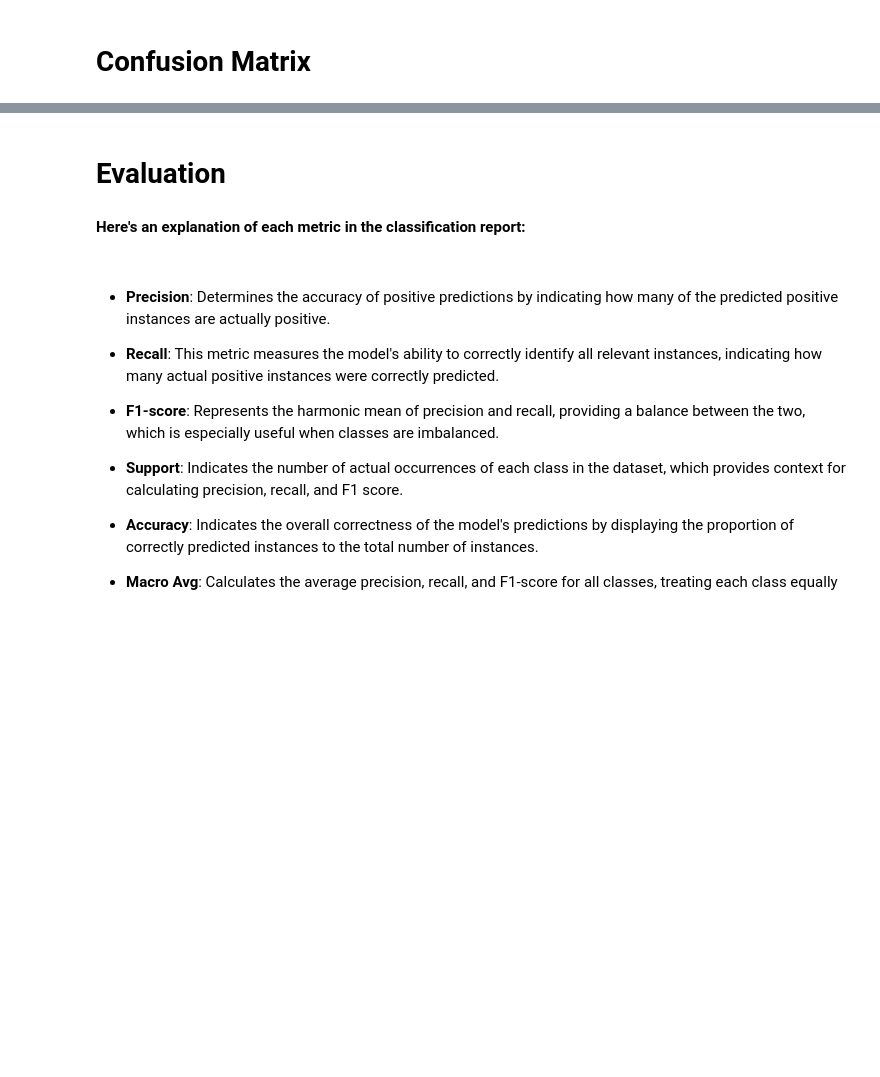
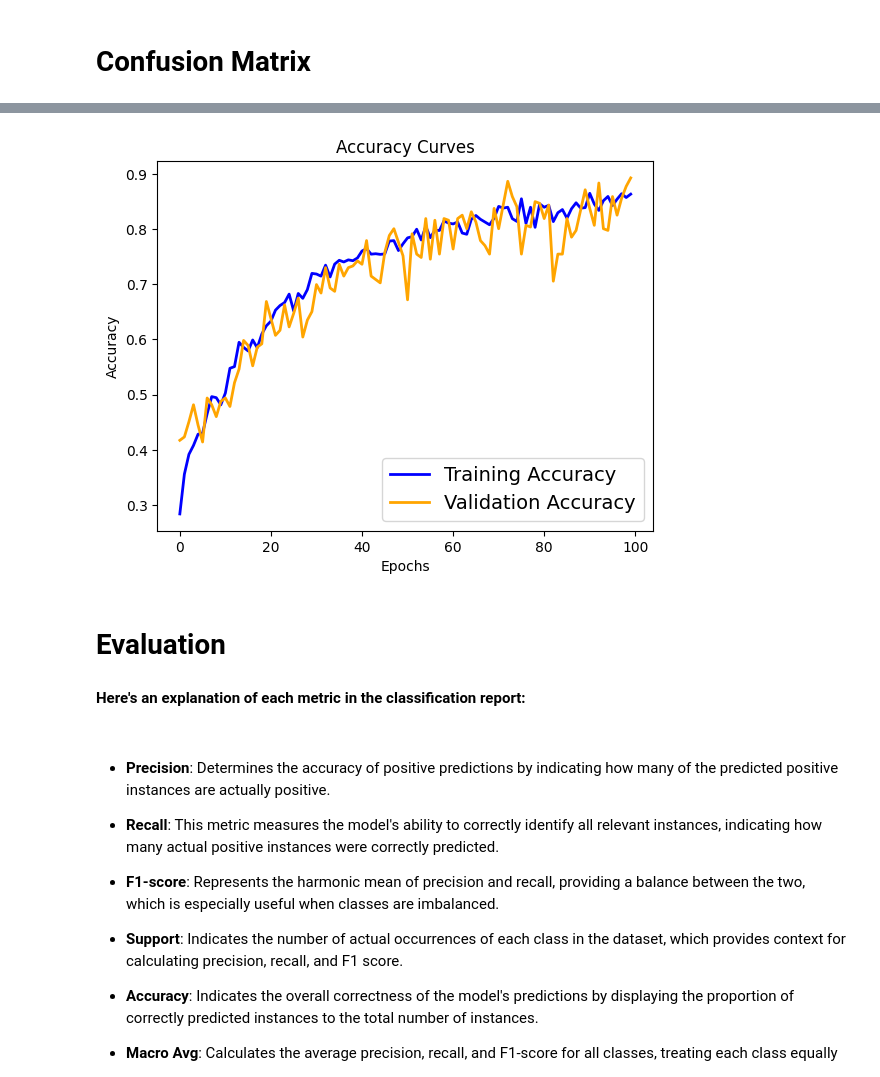
Before and after one commit to picessakresna/cnn-braintumorclassification, a Jupyter notebook: brain-tumor-detection-using-tensorflow-cnn 1.ipynb, the cells around one changed output, grey strips where cells are left out. Saved outputs shown, nothing was run; the diff lists cells and outputs as text; code cells hidden in the pictures; blank space fills up the shorter version.

```diff
--- a/brain-tumor-detection-using-tensorflow-cnn 1.ipynb
+++ b/brain-tumor-detection-using-tensorflow-cnn 1.ipynb
@@ -238,3 +248,13 @@ plt.show()
+# %%
+plt.plot(history.history['accuracy'], 'blue', linewidth=2.0)
+plt.plot(history.history['val_accuracy'], 'orange', linewidth=2.0)
+plt.legend(['Training Accuracy', 'Validation Accuracy'], fontsize=14, loc='best')
+plt.title('Accuracy Curves', fontsize=12)
+plt.ylabel('Accuracy', fontsize=10)
+plt.xlabel('Epochs', fontsize=10)
+plt.show()
+# %% [output]
+[figure, added]
 # %% [markdown]
 # Evaluation
 # %% [markdown]
```
Also changed, not shown: parts of 8 cells of this notebook, 1 other file.
